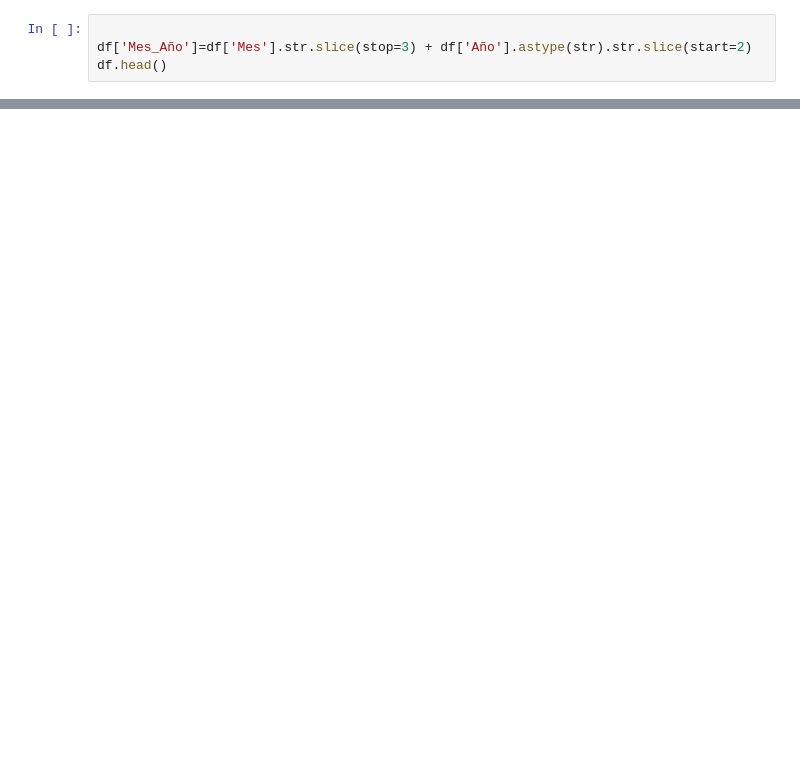
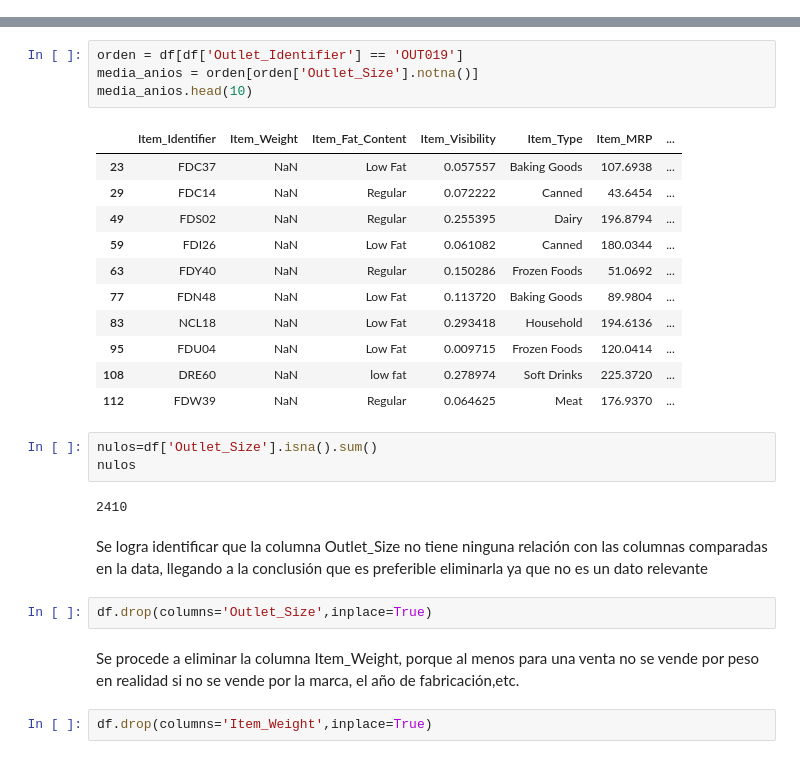
Before and after one commit to SusanMezaImata17/sales-predictions, a Jupyter notebook: sales_predictions.ipynb, the cells around one changed output, grey strips where cells are left out. Drawn from its saved outputs; the diff is of its cells as text; blank space fills up the shorter version.

```diff
--- a/sales_predictions.ipynb
+++ b/sales_predictions.ipynb
@@ -45,4 +20,0 @@ graf
-# %%
-
-df['Mes_Año']=df['Mes'].str.slice(stop=3) + df['Año'].astype(str).str.slice(start=2)
-df.head()
@@ -131,0 +75,29 @@ plt.show()
+# %%
+orden = df[df['Outlet_Identifier'] == 'OUT019']
+media_anios = orden[orden['Outlet_Size'].notna()]
+media_anios.head(10)
+# %% [output]
+|  | Item_Identifier | Item_Weight | Item_Fat_Content | Item_Visibility | Item_Type | Item_MRP | ... |
+| 23 | FDC37 | NaN | Low Fat | 0.057557 | Baking Goods | 107.6938 | ... |
+| 29 | FDC14 | NaN | Regular | 0.072222 | Canned | 43.6454 | ... |
+| 49 | FDS02 | NaN | Regular | 0.255395 | Dairy | 196.8794 | ... |
+| 59 | FDI26 | NaN | Low Fat | 0.061082 | Canned | 180.0344 | ... |
+| 63 | FDY40 | NaN | Regular | 0.150286 | Frozen Foods | 51.0692 | ... |
+| 77 | FDN48 | NaN | Low Fat | 0.113720 | Baking Goods | 89.9804 | ... |
+| 83 | NCL18 | NaN | Low Fat | 0.293418 | Household | 194.6136 | ... |
+| 95 | FDU04 | NaN | Low Fat | 0.009715 | Frozen Foods | 120.0414 | ... |
+| 108 | DRE60 | NaN | low fat | 0.278974 | Soft Drinks | 225.3720 | ... |
+| 112 | FDW39 | NaN | Regular | 0.064625 | Meat | 176.9370 | ... |
+# %%
+nulos=df['Outlet_Size'].isna().sum()
+nulos
+# %% [output]
+2410
+# %% [markdown]
+Se logra identificar que la columna Outlet_Size no tiene ninguna relación con las columnas comparadas en la data, llegando a la conclusión que es preferible eliminarla ya que no es un dato relevante
+# %%
+df.drop(columns='Outlet_Size',inplace=True)
+# %% [markdown]
+Se procede a eliminar la columna Item_Weight, porque al menos para una venta no se vende por peso en realidad si no se vende por la marca, el año de fabricación,etc.
+# %%
+df.drop(columns='Item_Weight',inplace=True)
```
Also changed, not shown: parts of 18 cells of this notebook.
